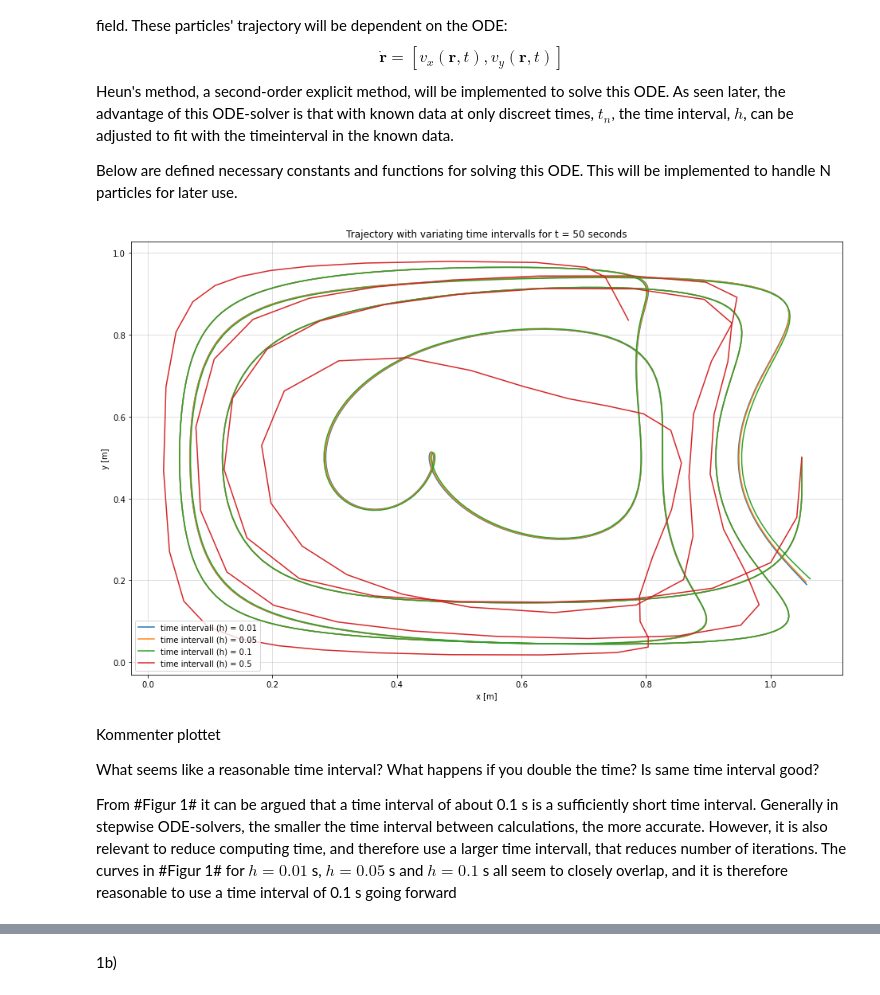
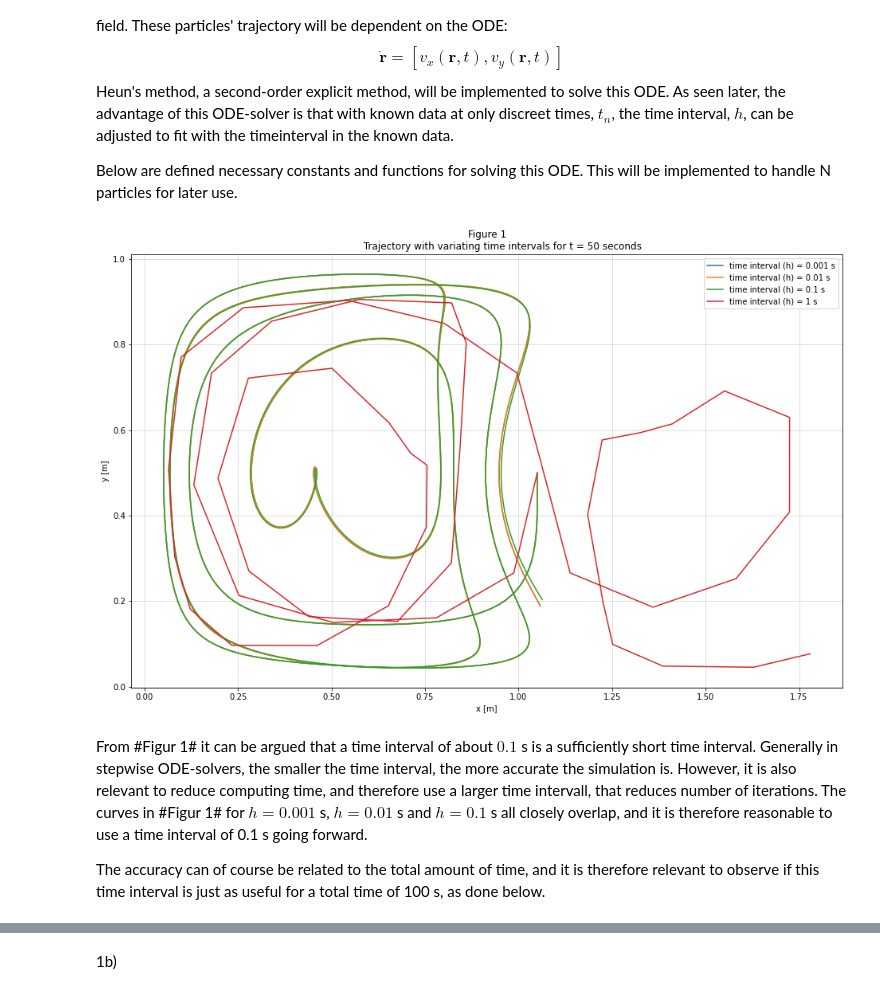
Before and after one commit to petmil123/vitberkrigerene, a Jupyter notebook: tekfysprosjekt/innlevering.ipynb, the cells around one changed output, grey strips where cells are left out. Cells and saved outputs as stored; diff of their text form; code cells hidden in the pictures.

```diff
--- a/tekfysprosjekt/innlevering.ipynb
+++ b/tekfysprosjekt/innlevering.ipynb
@@ -81,41 +81,39 @@ def Heun(h, tEnd, initPos, f):
     for i in range(1, len(t)):
         coordI = coordArr[:,:,i-1]
         ti = t[i-1]
         k1 = f(coordI, ti)
 
         tempCoord = coordI + k1*h
 
         k2 = f(tempCoord, ti + h)
 
         coordArr[:,:,i] = coordI +h/2*(k1 + k2)
 
     return coordArr
 
 # Plot the trajectory of mulitple particles with variating time intervals
 plt.figure(figsize=(16, 10))
-plt.title("Trajectory with variating time intervals for t = 50 seconds")
+plt.title("""Figure 1
+          Trajectory with variating time intervals for t = 50 seconds""")
 plt.xlabel("x [m]")
 plt.ylabel("y [m]")
 
 # Initialise startposition
 pos0 = np.zeros((2,1))
 pos0[0:,] = 1.05
 pos0[1:,] = 0.5
 
-hVals = [0.01, 0.05, 0.1, 0.5]
+hVals = [0.001, 0.01, 0.1, 1]
 
 for h in hVals:
      trajectory = Heun(h, 50, pos0, ODE)
      plt.plot(trajectory[0,0,:], trajectory[1,0,:], label = f"time interval (h) = {h} s")
      plt.grid(alpha=0.5)
      plt.legend()
 # %% [output]
-[figure, old version]
+[figure, new version]
 # %% [markdown]
-Kommenter plottet
+From #Figur 1# it can be argued that a time interval of about $0.1$ s is a sufficiently short time interval. Generally in stepwise ODE-solvers, the smaller the time interval, the more accurate the simulation is. However, it is also relevant to reduce computing time, and therefore use a larger time intervall, that reduces number of iterations. The curves in #Figur 1# for $h = 0.001$ s, $h = 0.01$ s and $h = 0.1$ s all closely overlap, and it is therefore reasonable to use a time interval of 0.1 s going forward.
 
-What seems like a reasonable time interval?
-What happens if you double the time? Is same time interval good?
-
-From #Figur 1# it can be argued that a time interval of about 0.1 s is a sufficiently short time interval. Generally in stepwise ODE-solvers, the smaller the time interval between calculations, the more accurate. However, it is also relevant to reduce computing time, and therefore use a larger time intervall, that reduces number of iterations. The curves in #Figur 1# for $h = 0.01$ s, $h = 0.05$ s and $h = 0.1$ s all seem to closely overlap, and it is therefore reasonable to use a time interval of 0.1 s going forward
+The accuracy can of course be related to the total amount of time, and it is therefore relevant to observe if this time interval is just as useful for a total time of 100 s, as done below.
 # %%
```
Also changed, not shown: parts of 13 cells of this notebook.
